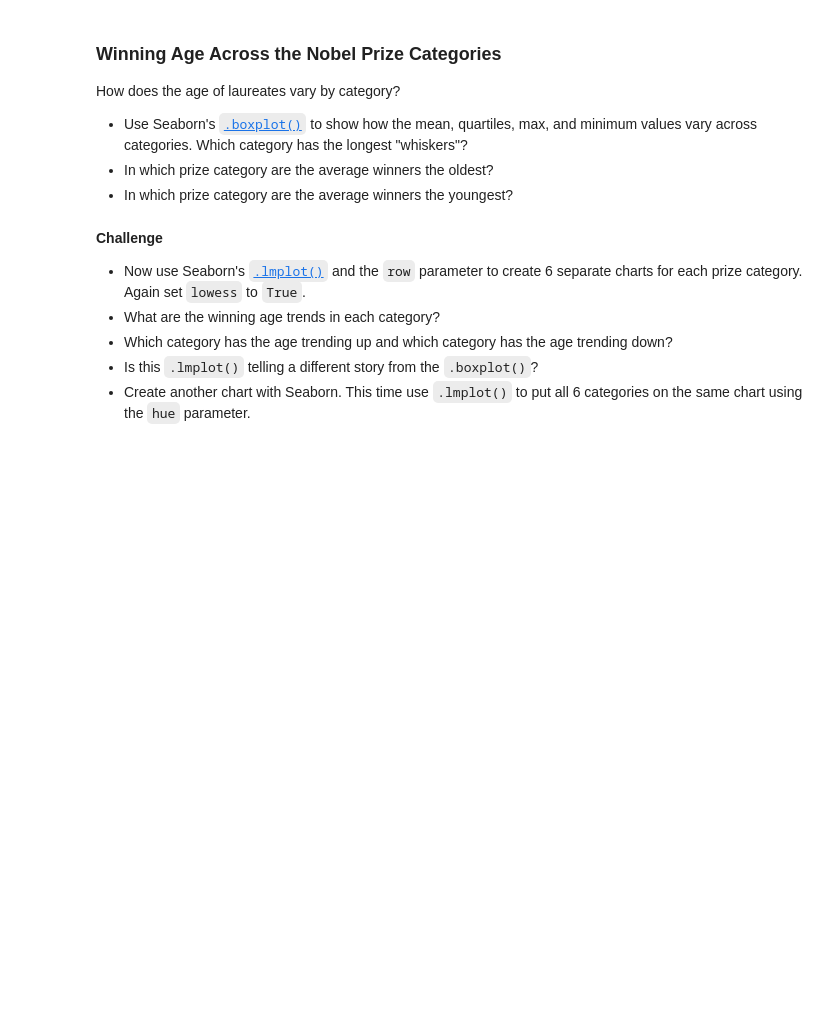
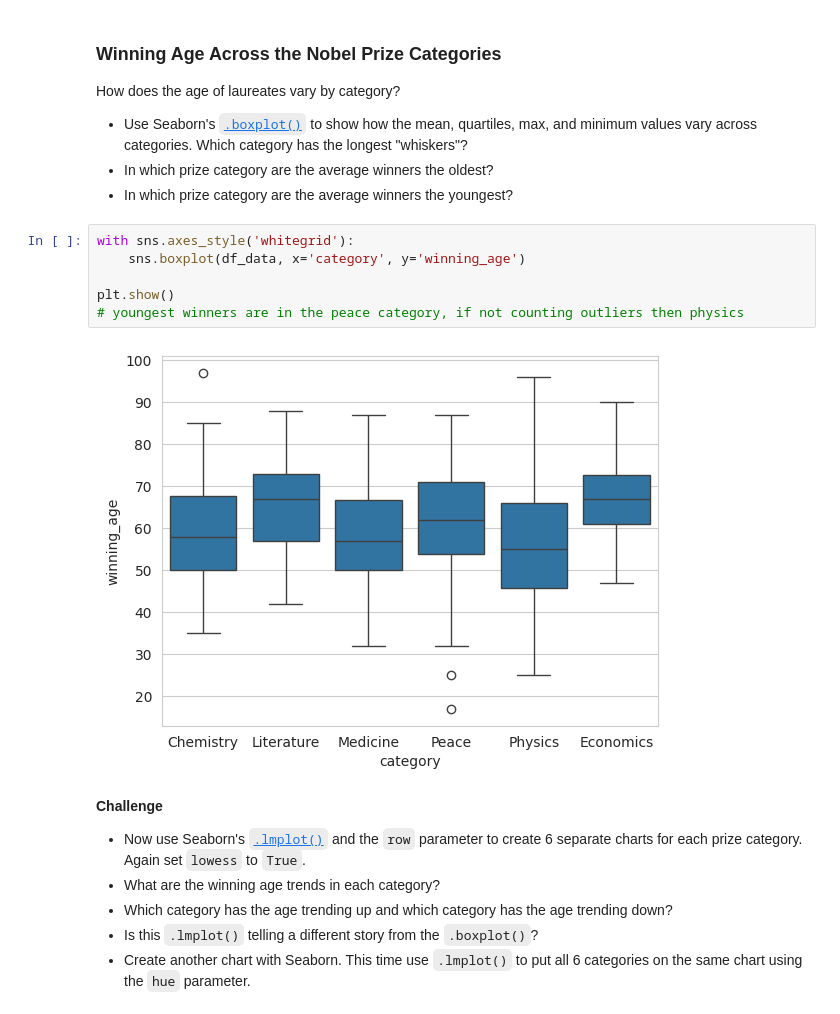
Before and after one commit to bluescreenlife/100-days-of-code, a Jupyter notebook: day_79_nobel_prize_data/Nobel_Prize_Analysis_(start).ipynb, the cells around one changed output. Saved outputs shown, nothing was run; the diff lists cells and outputs as text; blank space fills up the shorter version.

```diff
--- a/day_79_nobel_prize_data/Nobel_Prize_Analysis_(start).ipynb
+++ b/day_79_nobel_prize_data/Nobel_Prize_Analysis_(start).ipynb
@@ -912,6 +973,14 @@ How does the age of laureates vary by category?
 * Use Seaborn's [`.boxplot()`](https://seaborn.pydata.org/generated/seaborn.boxplot.html?highlight=boxplot#seaborn.boxplot) to show how the mean, quartiles, max, and minimum values vary across categories. Which category has the longest "whiskers"?
 * In which prize category are the average winners the oldest?
 * In which prize category are the average winners the youngest?
+# %%
+with sns.axes_style('whitegrid'):
+    sns.boxplot(df_data, x='category', y='winning_age')
+
+plt.show()
+# youngest winners are in the peace category, if not counting outliers then physics
+# %% [output]
+[figure, added]
 # %% [markdown]
 **Challenge**
 * Now use Seaborn's [`.lmplot()`](https://seaborn.pydata.org/generated/seaborn.lmplot.html?highlight=lmplot#seaborn.lmplot) and the `row` parameter to create 6 separate charts for each prize category. Again set `lowess` to `True`.
```
Also changed, not shown: parts of 12 cells of this notebook.
